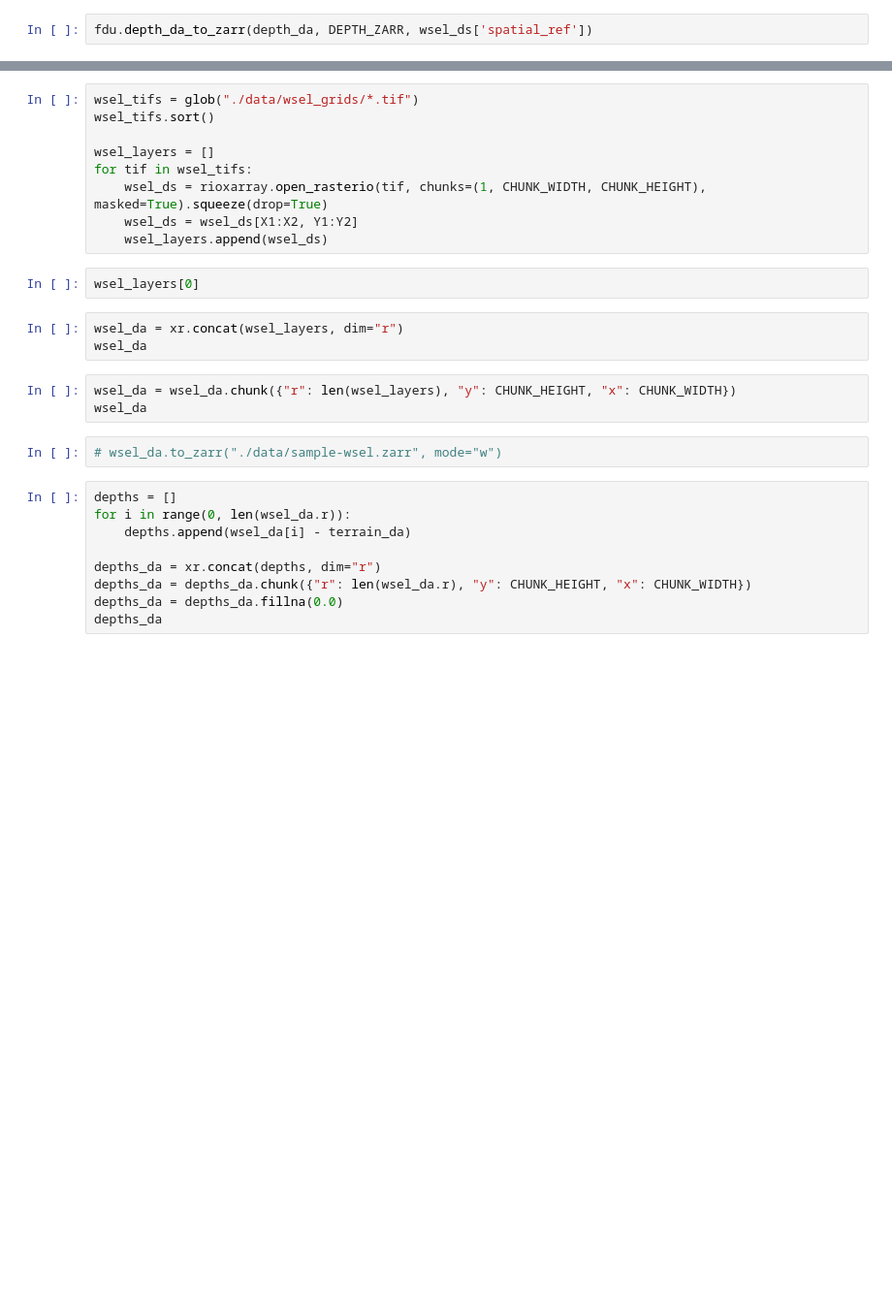
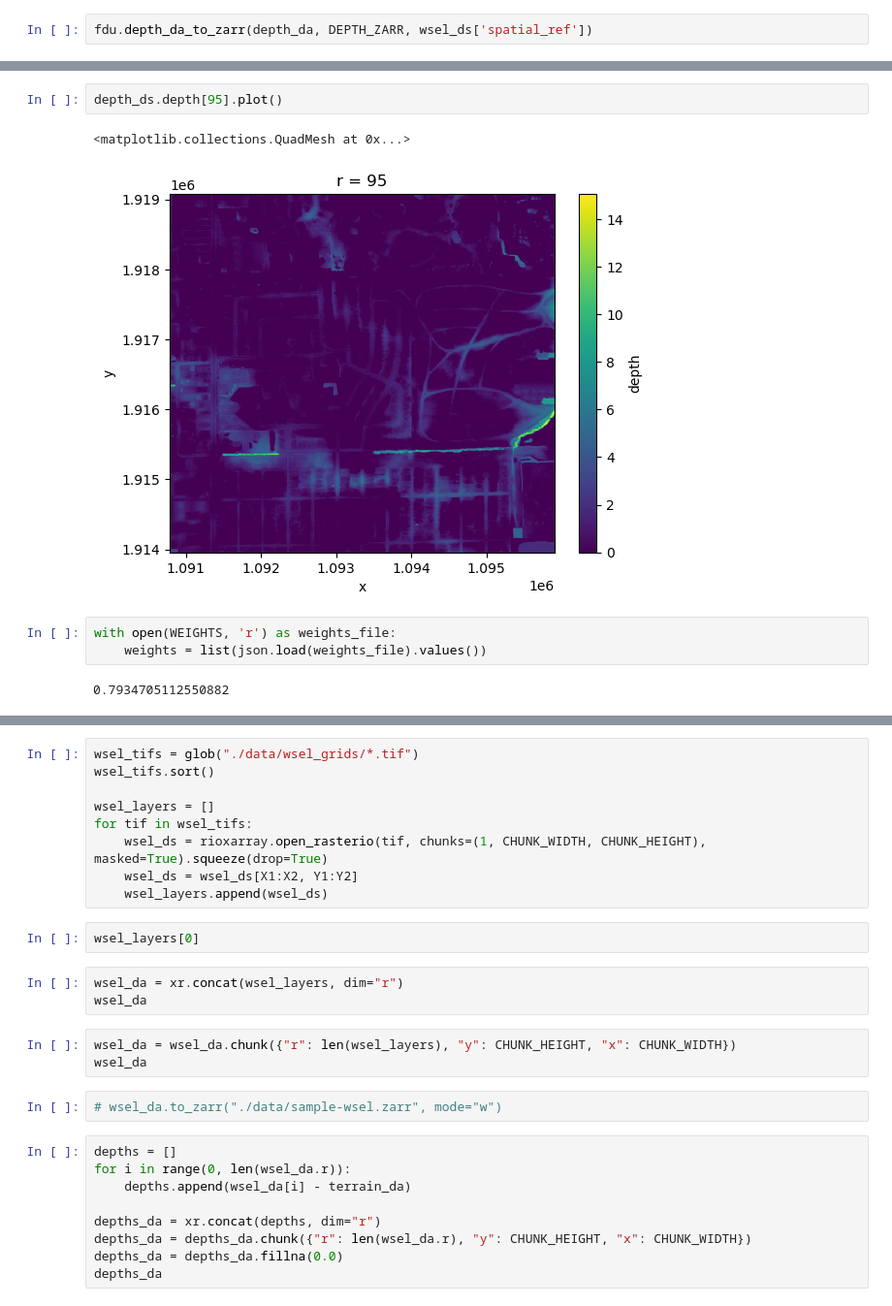
Before and after one commit to arc-pts/ffrd-grid-concept, a Jupyter notebook: ffrd-grid-concept.ipynb, the cells around one changed output, grey strips where cells are left out. Shown at 97% size. Drawn from its saved outputs; the diff is of its cells as text; blank space fills up the shorter version.

```diff
--- a/ffrd-grid-concept.ipynb
+++ b/ffrd-grid-concept.ipynb
@@ -187,0 +183,10 @@ Attributes: (0)
+# %%
+depth_ds.depth[95].plot()
+# %% [output]
+<matplotlib.collections.QuadMesh at 0x...>
+[figure, added]
+# %%
+with open(WEIGHTS, 'r') as weights_file:
+    weights = list(json.load(weights_file).values())
+# %% [output]
+0.7934705112550882
```
Also changed, not shown: parts of 25 cells of this notebook, 1 other file.
